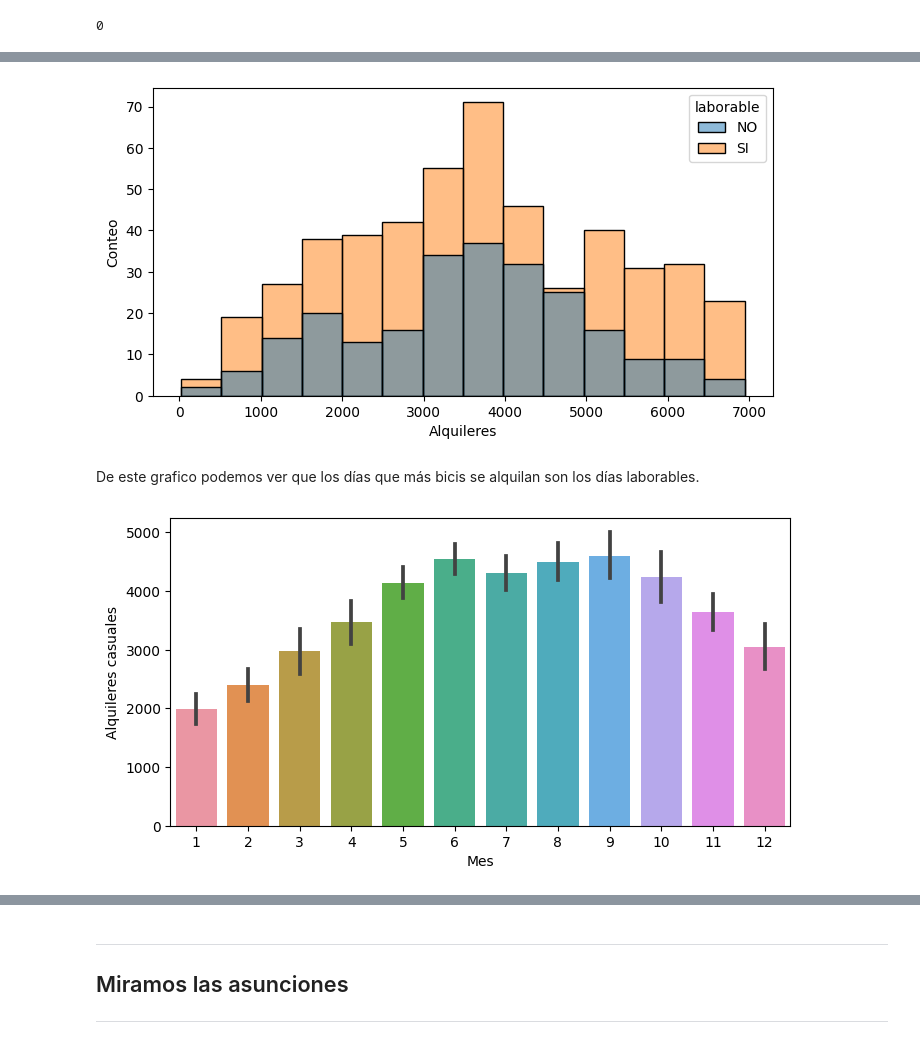
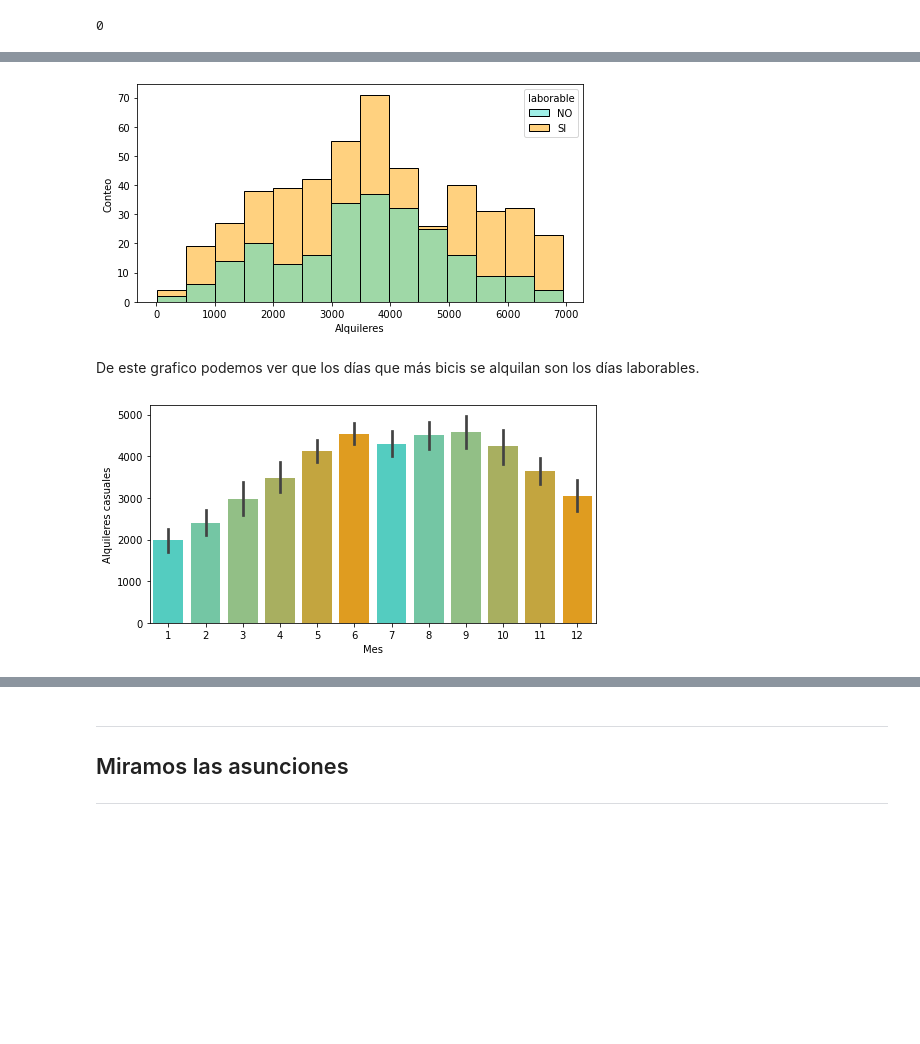
Before and after one commit to Adalab/proyecto-promo-C-modulo-3-team-2, a Jupyter notebook: EDA/EDA_registrados.ipynb, the cells around one changed output, grey strips where cells are left out. Saved outputs shown, nothing was run; the diff lists cells and outputs as text; code cells hidden in the pictures; blank space fills up the shorter version.

```diff
--- a/EDA/EDA_registrados.ipynb
+++ b/EDA/EDA_registrados.ipynb
@@ -114,7 +114,7 @@ plt.show()
 # %%
 plt.figure(figsize =(8,4))
 
-fig = sns.histplot(x='registrados', data = df, hue='laborable')
+fig = sns.histplot(x='registrados', data = df, hue='laborable', palette=sns.blend_palette(['turquoise','orange'],2 ))
 
 # establecemos el nombre de los ejes, pero recordad que esto no es obligatorio ya que Seaborn nos los genera automaticamente
 fig.set(ylabel='Conteo', xlabel = 'Alquileres')
@@ -125,22 +125,22 @@ fig.set_title('')
 # mostramos la gráfica
 plt.show()
 # %% [output]
-[figure, old version]
+[figure, new version]
 # %% [markdown]
 De este grafico podemos ver que los días que más bicis se alquilan son los días laborables.
 # %%
 plt.figure(figsize =(8,4))
 
-fig = sns.barplot(x='mes', y = 'registrados', data = df )
+fig = sns.barplot(x='mes', y = 'registrados', data = df ,palette=sns.blend_palette(['turquoise','orange'] ))
 
 # establecemos el nombre de los ejes, pero recordad que esto no es obligatorio ya que Seaborn nos los genera automaticamente
 fig.set(ylabel='Alquileres casuales', xlabel = 'Mes')
 
 # Ponemos título a  la gráfica
 fig.set_title('')
 
 # mostramos la gráfica
 plt.show()
 # %% [output]
-[figure, old version]
+[figure, new version]
 # %%
```
Also changed, not shown: parts of 15 cells of this notebook, 6 other files.
